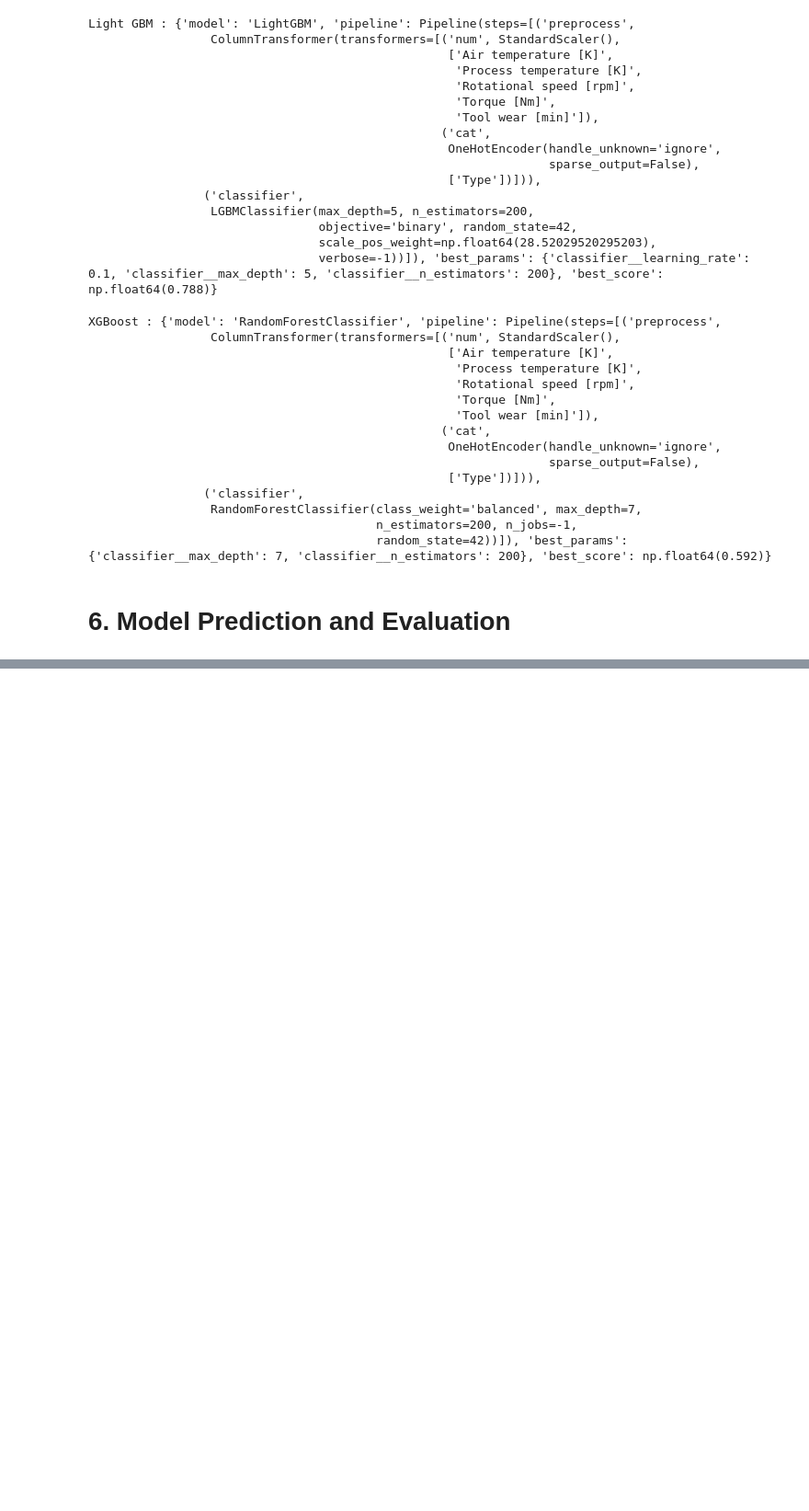
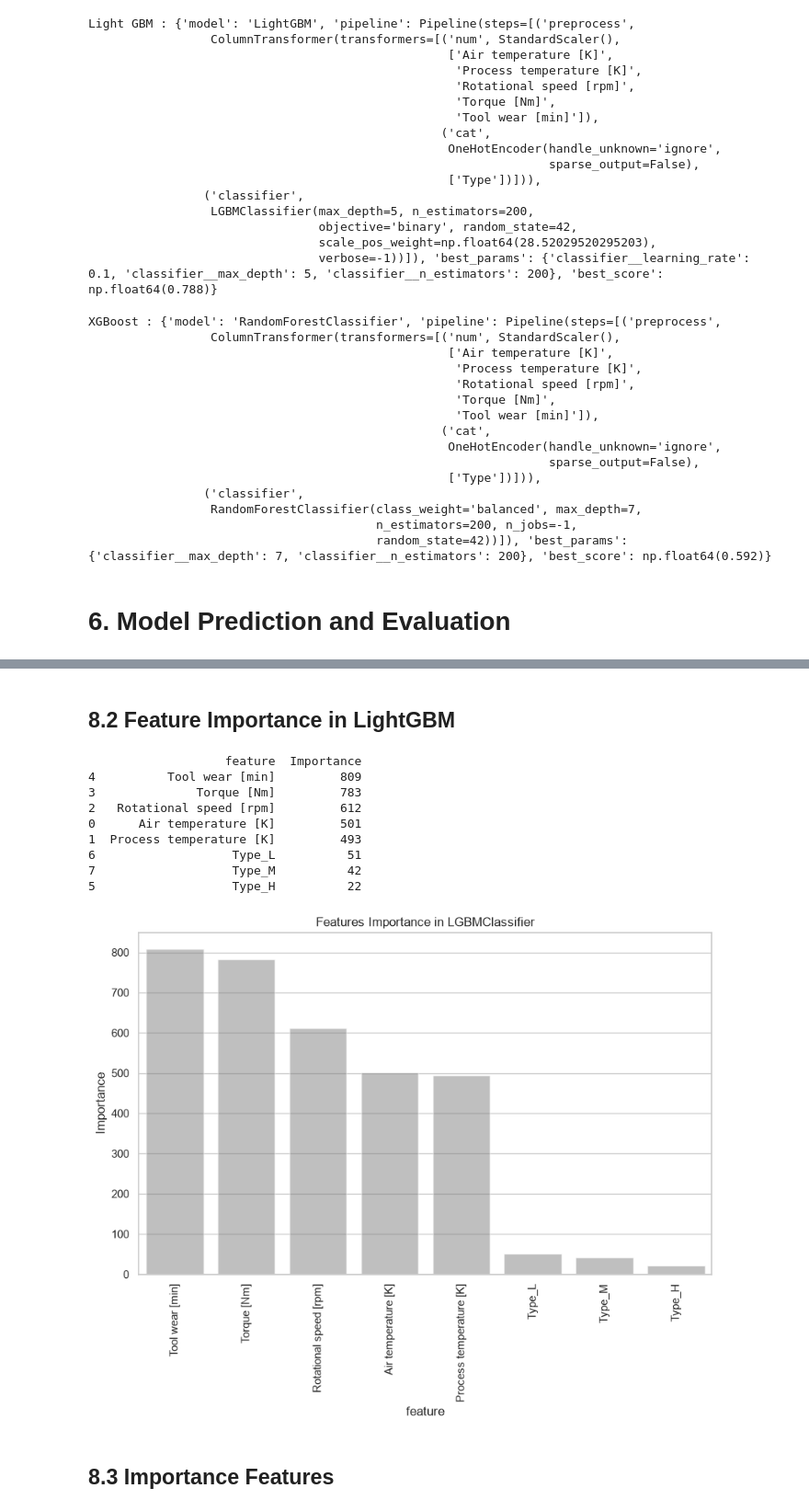
Before and after one commit to OctaviaMay/Machine-Failure-Prediction, a Jupyter notebook: notebooks/02_modeling_binary.ipynb, the cells around one changed output, grey strips where cells are left out. Shown at 92% size. Cells and saved outputs as stored; diff of their text form; code cells hidden in the pictures; blank space fills up the shorter version.

```diff
--- a/notebooks/02_modeling_binary.ipynb
+++ b/notebooks/02_modeling_binary.ipynb
@@ -239,0 +333,17 @@ XGBoost : {'model': 'RandomForestClassifier', 'pipeline': Pipeline(steps=[('prep
+# %% [markdown]
+## 8.2 Feature Importance in LightGBM
+# %%
+feature_importances_lgb = get_feature_importance(pipeline = mdl_pipeline_lgb['pipeline'])
+# %% [output]
+                   feature  Importance
+4          Tool wear [min]         809
+3              Torque [Nm]         783
+2   Rotational speed [rpm]         612
+0      Air temperature [K]         501
+1  Process temperature [K]         493
+6                   Type_L          51
+7                   Type_M          42
+5                   Type_H          22
+[figure, added]
+# %% [markdown]
+## 8.3 Importance Features
```
Also changed, not shown: parts of 13 cells of this notebook, 7 other files.
